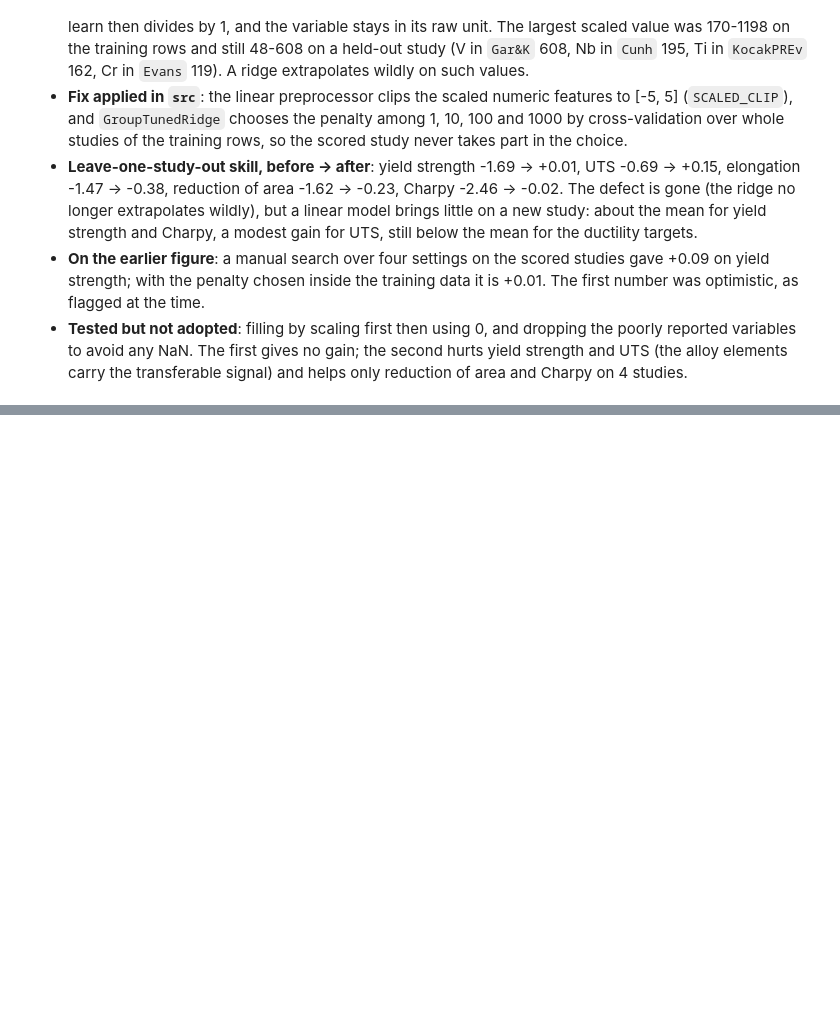
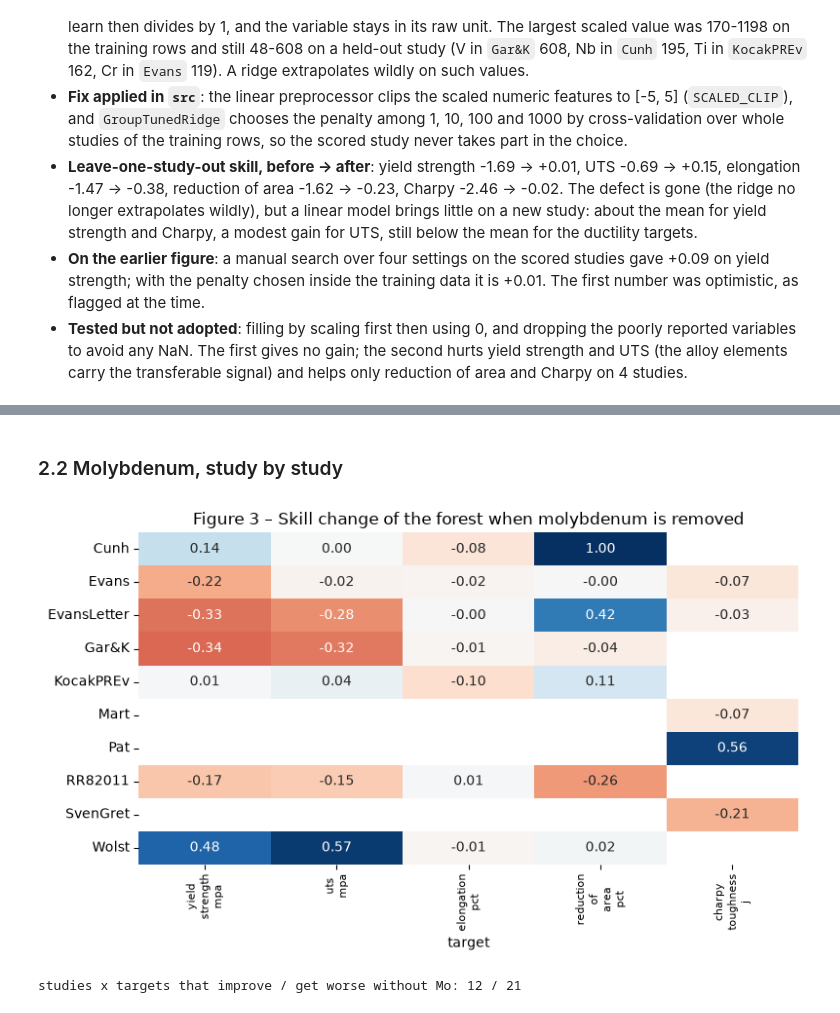
Before and after one commit to aureliendelest/weld-quality-pred, a Jupyter notebook: notebooks/03_supervised_models.ipynb, the cells around one changed output, grey strips where cells are left out. Saved outputs shown, nothing was run; the diff lists cells and outputs as text; code cells hidden in the pictures; blank space fills up the shorter version.

```diff
--- a/notebooks/03_supervised_models.ipynb
+++ b/notebooks/03_supervised_models.ipynb
@@ -252,0 +335,13 @@ To do, in this order, once the reading above is agreed:
+# %% [markdown]
+### 2.2 Molybdenum, study by study
+# %%
+delta_mo = loso_deltas(ablation, "random forest", "drop_mo")
+fig, ax = plt.subplots(figsize=(8, 4.8))
+sns.heatmap(delta_mo, annot=True, fmt=".2f", cmap="RdBu", center=0, vmin=-0.6, vmax=0.6, cbar=False, ax=ax)
+ax.set_xticklabels([t.replace("_", "\n") for t in delta_mo.columns], fontsize=8); ax.set_ylabel("")
+ax.set_title("Figure 3 \u2013 Skill change of the forest when molybdenum is removed")
+plt.tight_layout(); fig.savefig(FIG / "fig03_drop_mo_per_study.png", dpi=150); plt.show()
+print("studies x targets that improve / get worse without Mo:", int((delta_mo > 0).sum().sum()), "/", int((delta_mo < 0).sum().sum()))
+# %% [output]
+[figure, added]
+studies x targets that improve / get worse without Mo: 12 / 21
```
Also changed, not shown: parts of 18 cells of this notebook, 33 other files.
